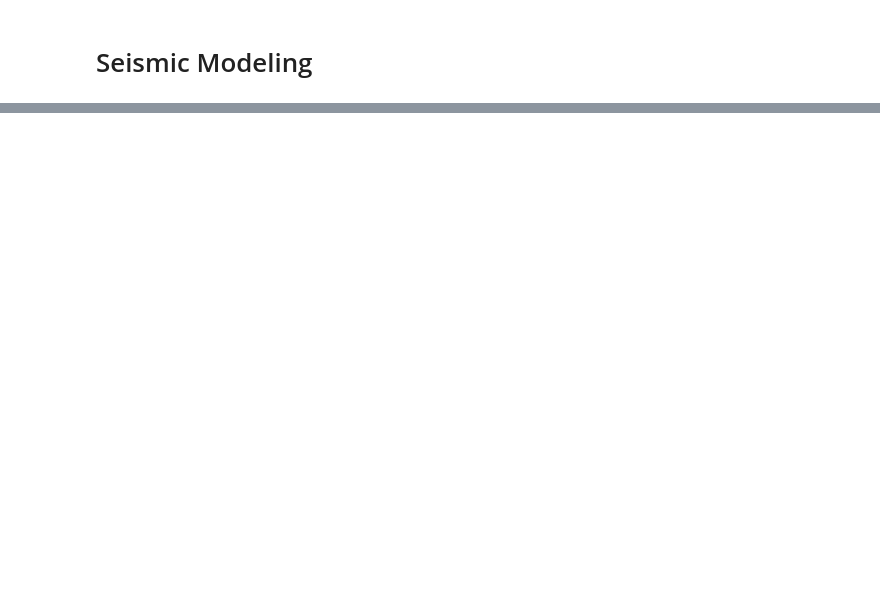
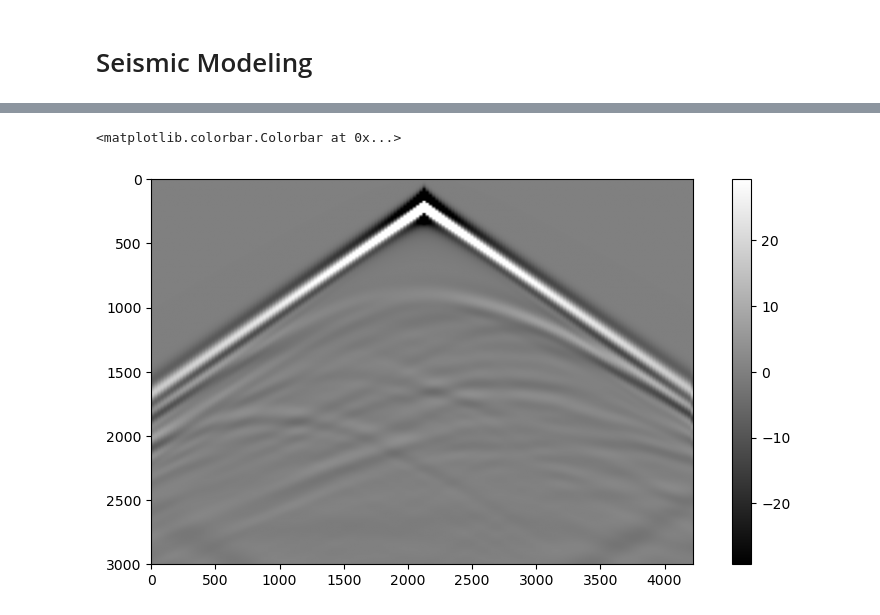
Before and after one commit to alphanumeric-username/geod67-project, a Jupyter notebook: seismic_modeling.ipynb, the cells around one changed output, grey strips where cells are left out. Cells and saved outputs as stored; diff of their text form; code cells hidden in the pictures; blank space fills up the shorter version.

```diff
--- a/seismic_modeling.ipynb
+++ b/seismic_modeling.ipynb
@@ -74,0 +90,11 @@ plt.plot(ap.rec_data[0])
+# %%
+vmax = np.abs(ap.rec_data).max()/10
+
+plt.figure(figsize=(10,5))
+plt.imshow(ap.rec_data.T, extent=[
+    0, (vp.width - 2*nbl*vp.hx), tn, 0
+], cmap='grey', vmax=vmax, vmin=-vmax)
+plt.colorbar()
+# %% [output]
+<matplotlib.colorbar.Colorbar at 0x...>
+[figure, added]
```
Also changed, not shown: parts of 32 cells of this notebook, 7 other files.
